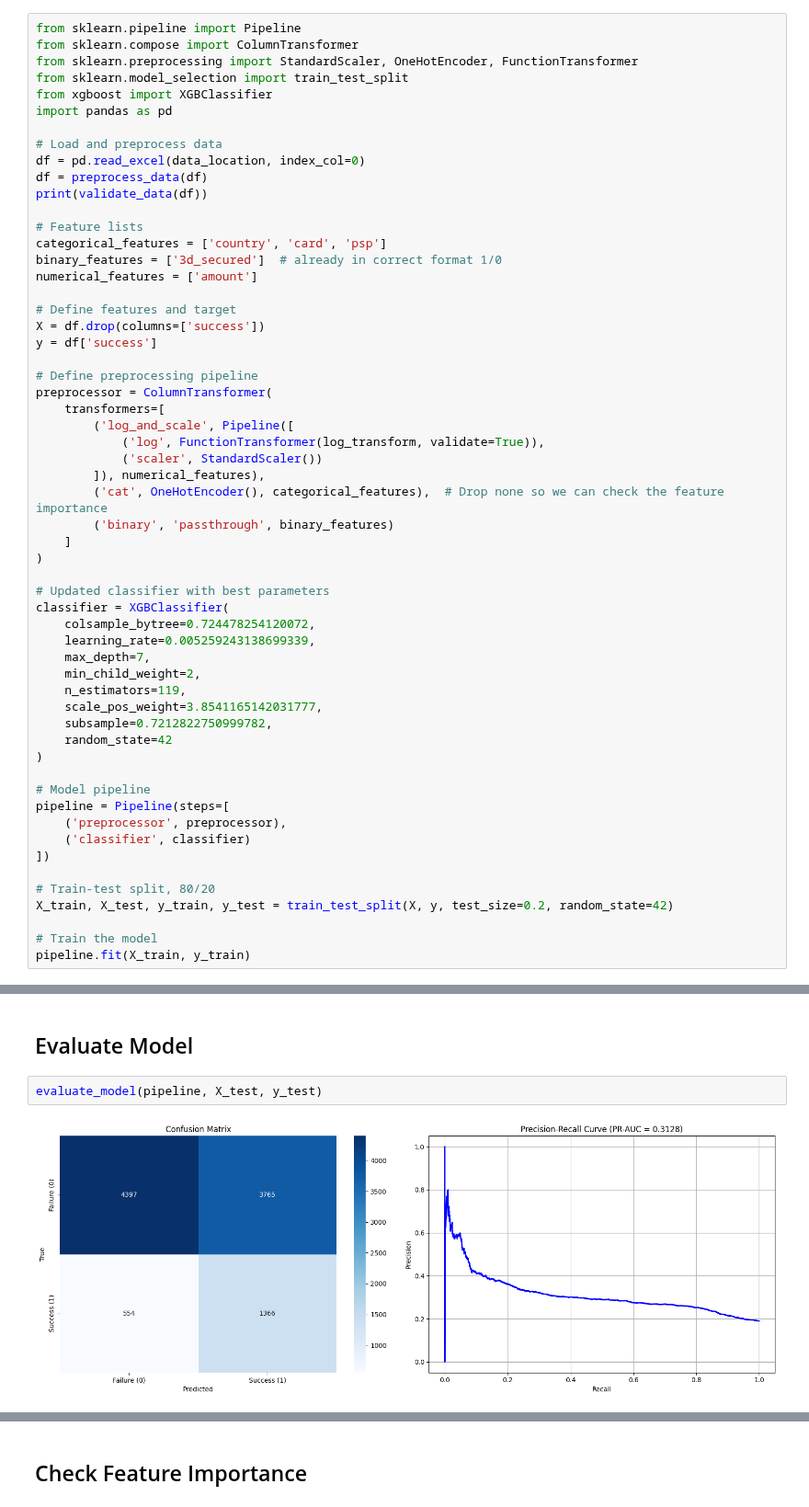
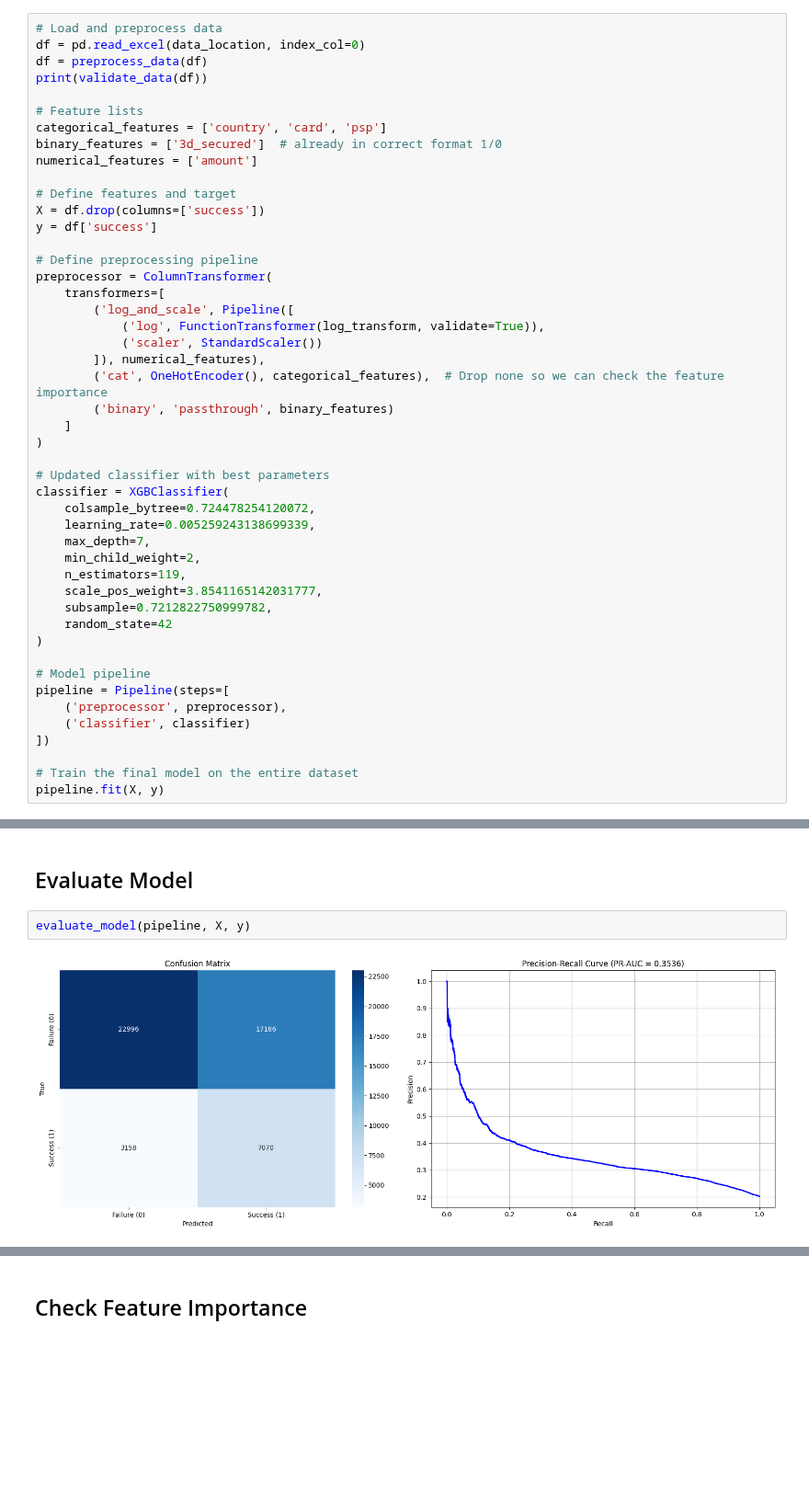
Before and after one commit to jeaend/payment_routing_optimizer, a Jupyter notebook: notebooks/07_build_and_eval_model.ipynb, the cells around one changed output, grey strips where cells are left out. Shown at 92% size. Saved outputs shown, nothing was run; the diff lists cells and outputs as text; blank space fills up the shorter version.

Commit message:
fix final model, train on full dataset, save evals

```diff
--- a/notebooks/07_build_and_eval_model.ipynb
+++ b/notebooks/07_build_and_eval_model.ipynb
@@ -23,13 +19,6 @@ from setup_model_eval_log import log_model_evaluation
 
 data_location = '../data/raw/psp_raw_data.xlsx'
 # %%
-from sklearn.pipeline import Pipeline
-from sklearn.compose import ColumnTransformer
-from sklearn.preprocessing import StandardScaler, OneHotEncoder, FunctionTransformer
-from sklearn.model_selection import train_test_split
-from xgboost import XGBClassifier
-import pandas as pd
-
 # Load and preprocess data
 df = pd.read_excel(data_location, index_col=0)
 df = preprocess_data(df)
@@ -74,11 +63,8 @@ pipeline = Pipeline(steps=[
     ('classifier', classifier)
 ])
 
-# Train-test split, 80/20
-X_train, X_test, y_train, y_test = train_test_split(X, y, test_size=0.2, random_state=42)
-
-# Train the model
-pipeline.fit(X_train, y_train)
+# Train the final model on the entire dataset
+pipeline.fit(X, y)
 # %% [output]
 Validation complete and successful.
 None
@@ -102,8 +88,8 @@ Pipeline(steps=[('preprocessor',
 # %% [markdown]
 ## Evaluate Model
 # %%
-evaluate_model(pipeline, X_test, y_test)
+evaluate_model(pipeline, X, y)
 # %% [output]
-[figure, old version]
+[figure, new version]
 Classification Report:
 |  | precision | recall | f1-score | support |
```
Also changed, not shown: parts of 3 cells of this notebook, 5 other files.
